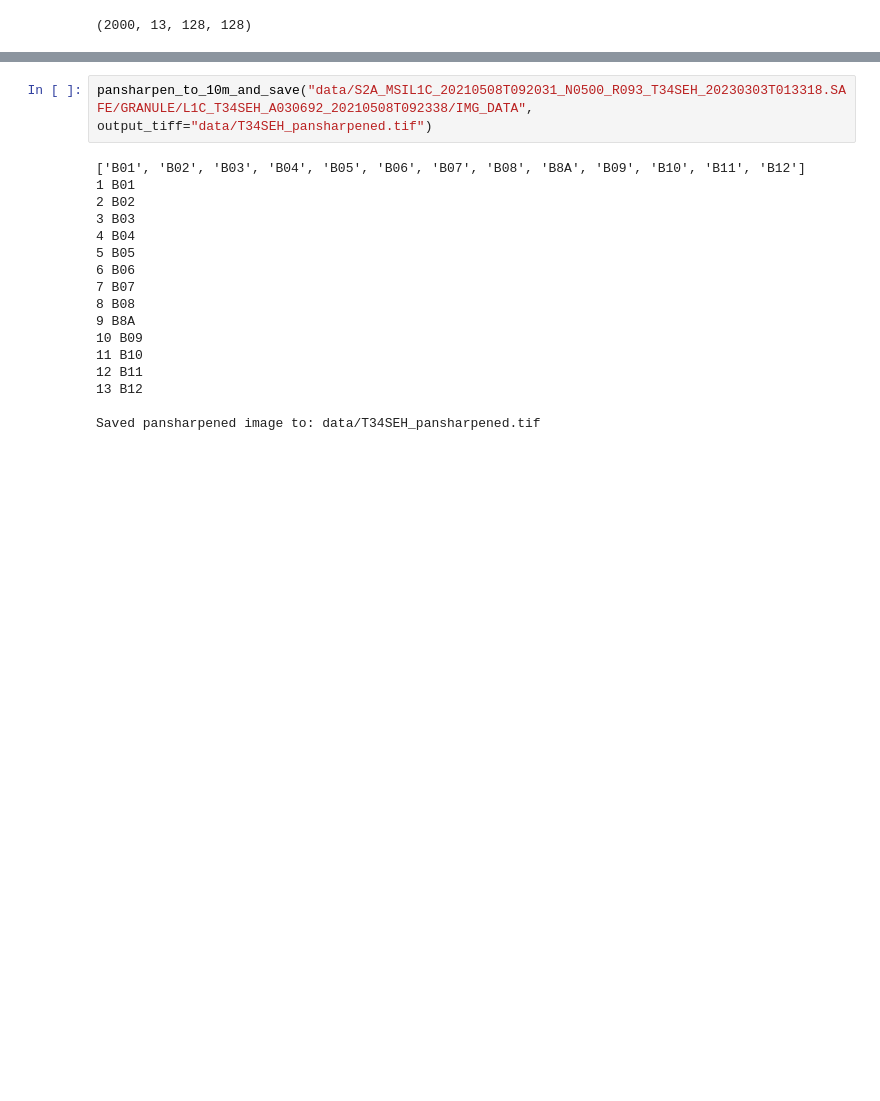
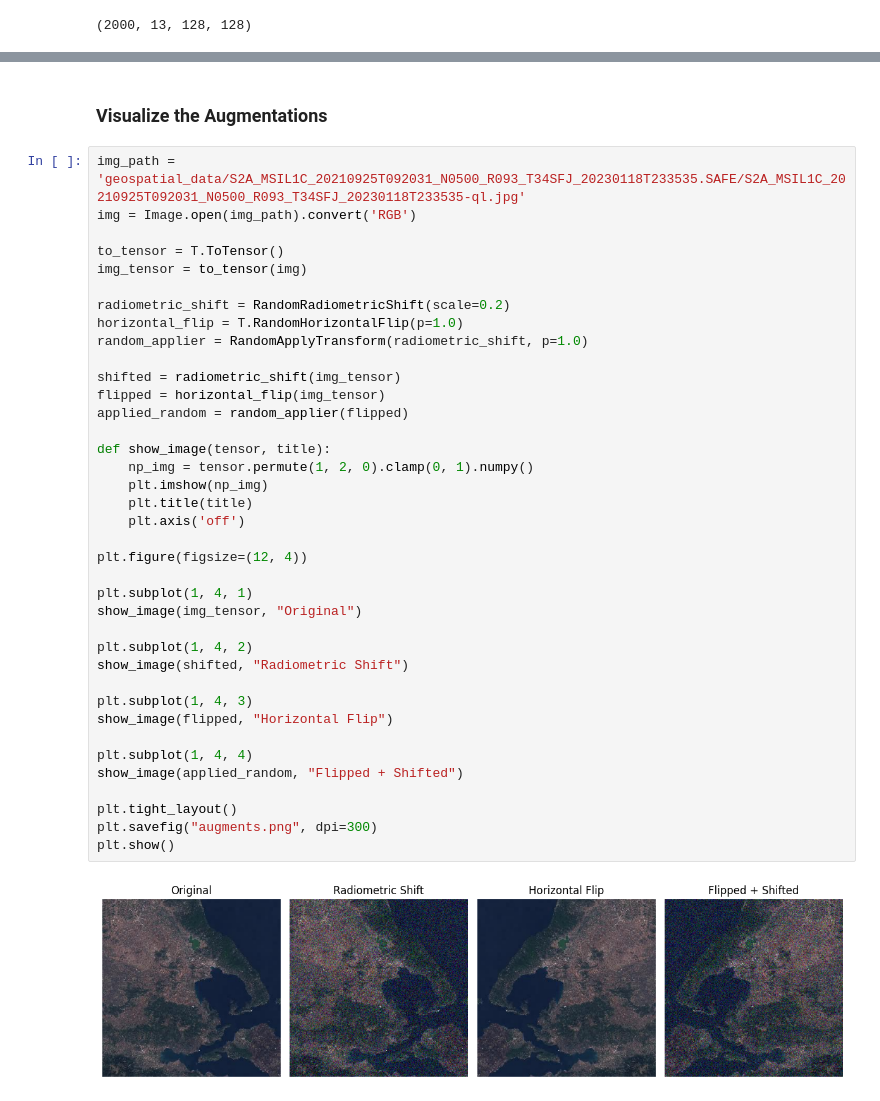
Before and after one commit to alexisfilippakopoulos/Multi-Spectral-Land-Use-Segmentation, a Jupyter notebook: preprocessing.ipynb, the cells around one changed output, grey strips where cells are left out. Drawn from its saved outputs; the diff is of its cells as text; blank space fills up the shorter version.

```diff
--- a/preprocessing.ipynb
+++ b/preprocessing.ipynb
@@ -236,19 +184,42 @@ B8A    20.0       (5490, 5490)    100.00
-# %%
-pansharpen_to_10m_and_save("data/S2A_MSIL1C_20210508T092031_N0500_R093_T34SEH_20230303T013318.SAFE/GRANULE/L1C_T34SEH_A030692_20210508T092338/IMG_DATA", output_tiff="data/T34SEH_pansharpened.tif")
-# %% [output]
-['B01', 'B02', 'B03', 'B04', 'B05', 'B06', 'B07', 'B08', 'B8A', 'B09', 'B10', 'B11', 'B12']
-1 B01
-2 B02
-3 B03
-4 B04
-5 B05
-6 B06
-7 B07
-8 B08
-9 B8A
-10 B09
-11 B10
-12 B11
-13 B12
-
-Saved pansharpened image to: data/T34SEH_pansharpened.tif
+# %% [markdown]
+### Visualize the Augmentations
+# %%
+img_path = 'geospatial_data/S2A_MSIL1C_20210925T092031_N0500_R093_T34SFJ_20230118T233535.SAFE/S2A_MSIL1C_20210925T092031_N0500_R093_T34SFJ_20230118T233535-ql.jpg'
+img = Image.open(img_path).convert('RGB')
+
+to_tensor = T.ToTensor()
+img_tensor = to_tensor(img)
+
+radiometric_shift = RandomRadiometricShift(scale=0.2)
+horizontal_flip = T.RandomHorizontalFlip(p=1.0)
+random_applier = RandomApplyTransform(radiometric_shift, p=1.0)
+
+shifted = radiometric_shift(img_tensor)
+flipped = horizontal_flip(img_tensor)
+applied_random = random_applier(flipped)
+
+def show_image(tensor, title):
+    np_img = tensor.permute(1, 2, 0).clamp(0, 1).numpy()
+    plt.imshow(np_img)
+    plt.title(title)
+    plt.axis('off')
+
+plt.figure(figsize=(12, 4))
+
+plt.subplot(1, 4, 1)
+show_image(img_tensor, "Original")
+
+plt.subplot(1, 4, 2)
+show_image(shifted, "Radiometric Shift")
+
+plt.subplot(1, 4, 3)
+show_image(flipped, "Horizontal Flip")
+
+plt.subplot(1, 4, 4)
+show_image(applied_random, "Flipped + Shifted")
+
+plt.tight_layout()
+plt.savefig("augments.png", dpi=300)
+plt.show()
+# %% [output]
+[figure, added]
```
Also changed, not shown: parts of 5 cells of this notebook, 4 other files.
